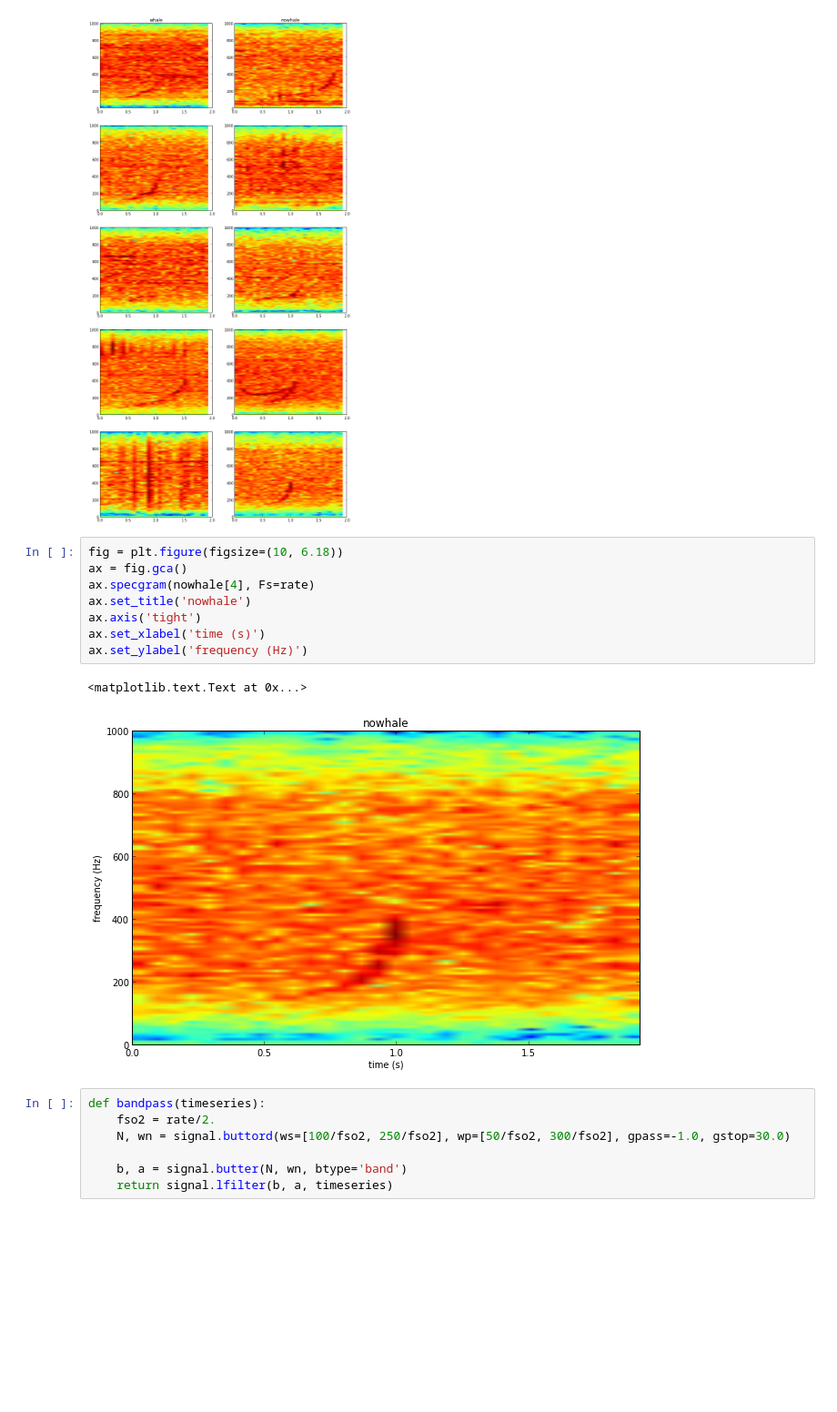
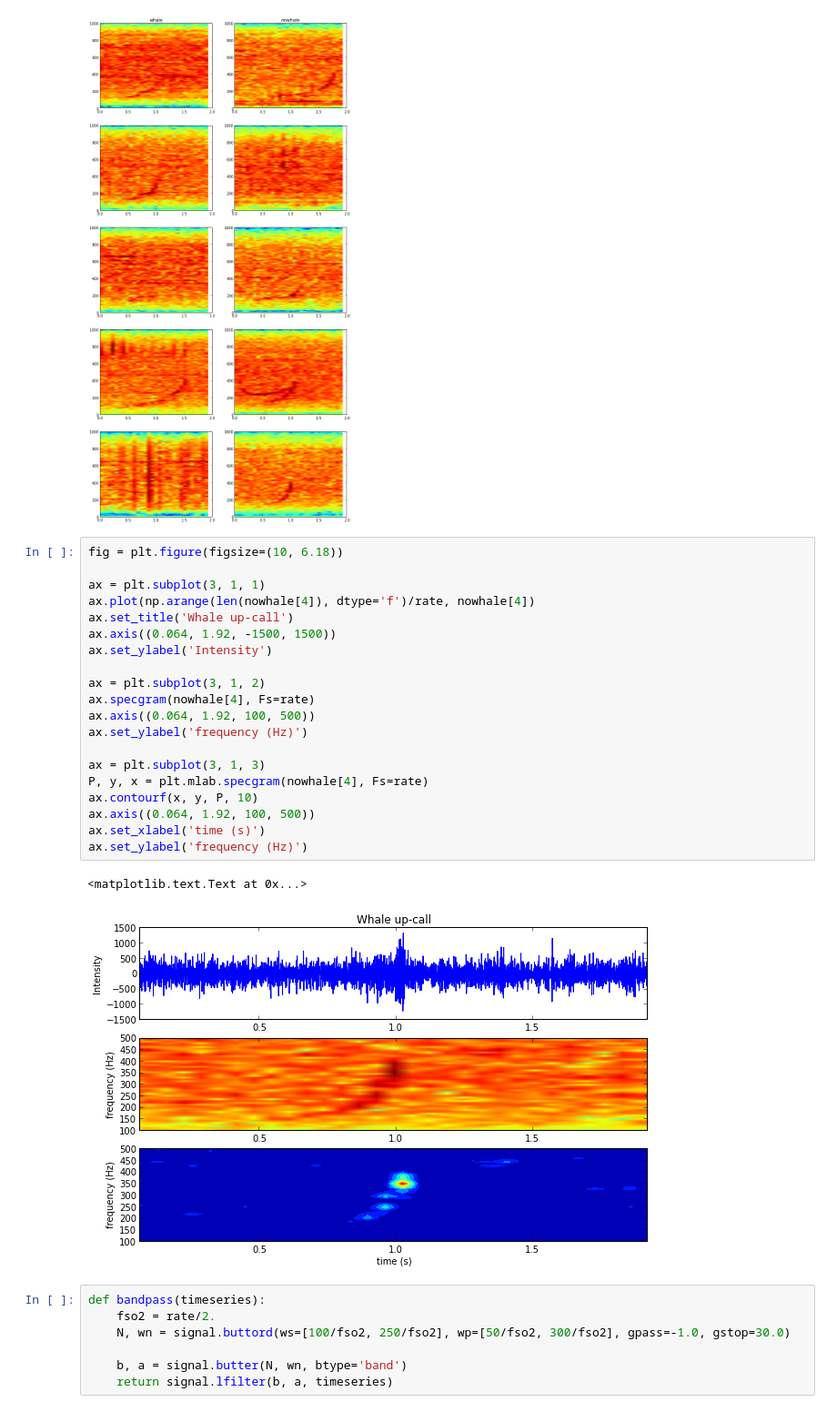
Before and after one commit to betodealmeida/notebooks, a Jupyter notebook: whale/Whale demo.ipynb, the cells around one changed output. Shown at 91% size. Saved outputs shown, nothing was run; the diff lists cells and outputs as text; blank space fills up the shorter version.

```diff
--- a/whale/Whale demo.ipynb
+++ b/whale/Whale demo.ipynb
@@ -26,17 +26,29 @@ for sample in range(5):
         ax.set_title('nowhale')
 # %% [output]
 [figure]
-# %%
-fig = plt.figure(figsize=(10, 6.18))
-ax = fig.gca()
-ax.specgram(nowhale[4], Fs=rate)
-ax.set_title('nowhale')
-ax.axis('tight')
-ax.set_xlabel('time (s)')
-ax.set_ylabel('frequency (Hz)')
-# %% [output]
-<matplotlib.text.Text at 0x...>
-[figure, removed]
+# %%
+fig = plt.figure(figsize=(10, 6.18))
+
+ax = plt.subplot(3, 1, 1)
+ax.plot(np.arange(len(nowhale[4]), dtype='f')/rate, nowhale[4])
+ax.set_title('Whale up-call')
+ax.axis((0.064, 1.92, -1500, 1500))
+ax.set_ylabel('Intensity')
+
+ax = plt.subplot(3, 1, 2)
+ax.specgram(nowhale[4], Fs=rate)
+ax.axis((0.064, 1.92, 100, 500))
+ax.set_ylabel('frequency (Hz)')
+
+ax = plt.subplot(3, 1, 3)
+P, y, x = plt.mlab.specgram(nowhale[4], Fs=rate)
+ax.contourf(x, y, P, 10)
+ax.axis((0.064, 1.92, 100, 500))
+ax.set_xlabel('time (s)')
+ax.set_ylabel('frequency (Hz)')
+# %% [output]
+<matplotlib.text.Text at 0x...>
+[figure, added]
 # %%
 def bandpass(timeseries):
     fso2 = rate/2.
```
Also changed, not shown: parts of 2 cells of this notebook, 2 other files.
